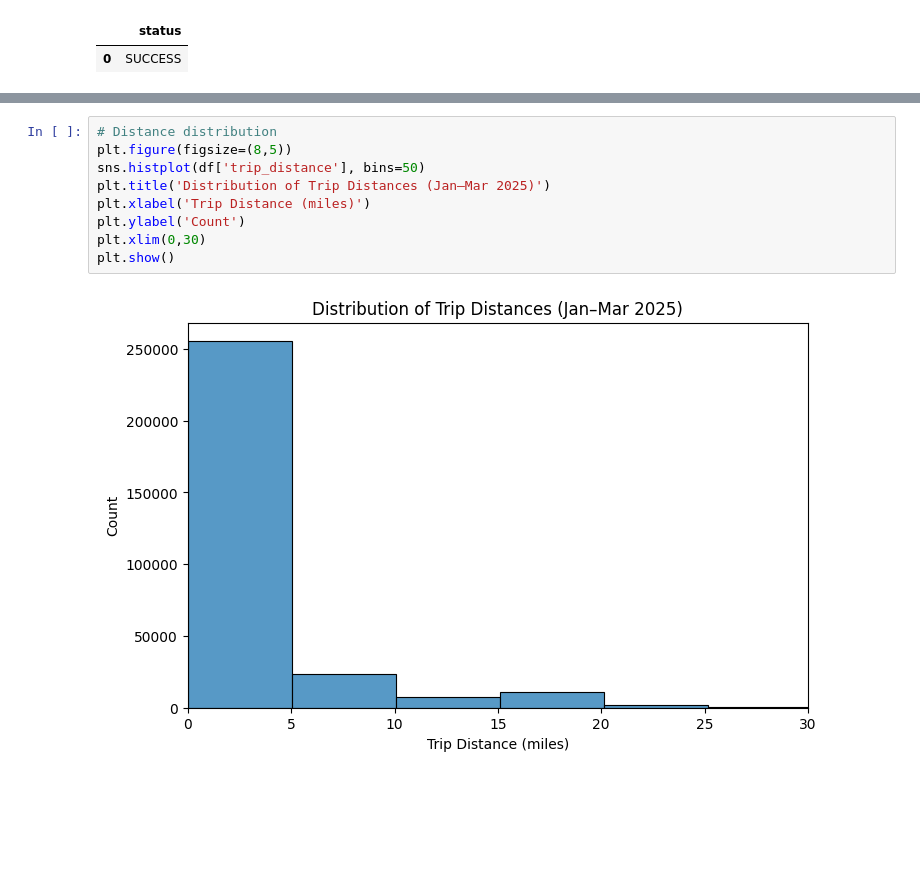
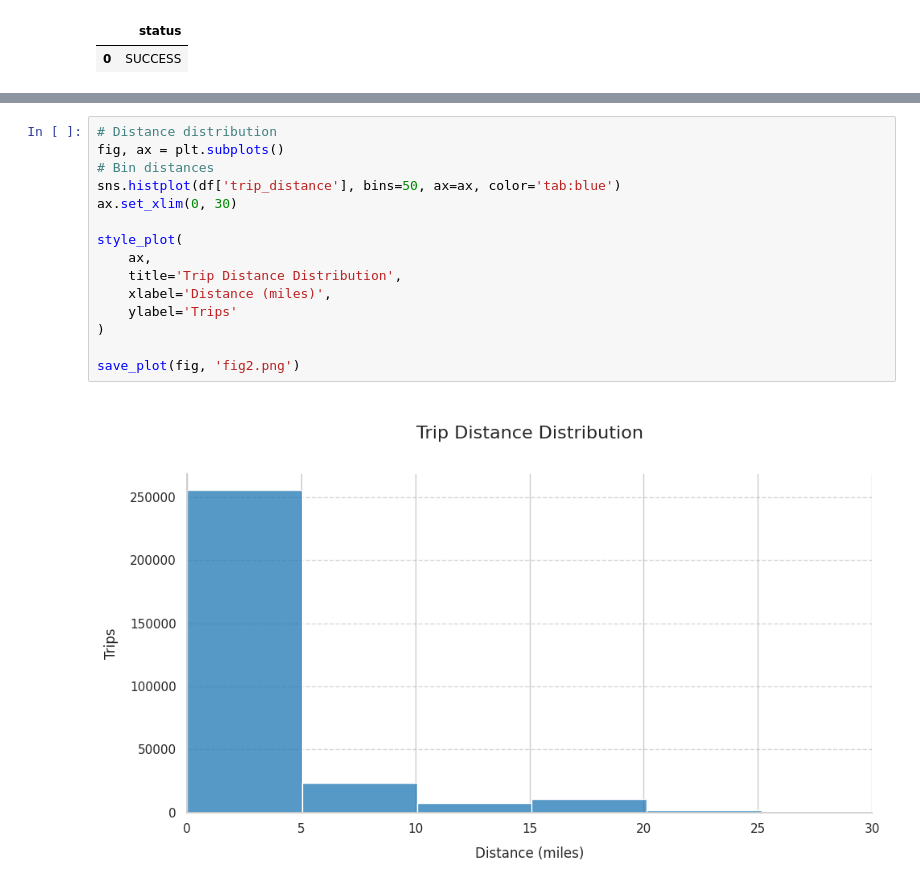
Before and after one commit to jgafnea/taxi-eda, a Jupyter notebook: notebooks/eda.ipynb, the cells around one changed output, grey strips where cells are left out. Cells and saved outputs as stored; diff of their text form; blank space fills up the shorter version.

```diff
--- a/notebooks/eda.ipynb
+++ b/notebooks/eda.ipynb
@@ -136,14 +151,20 @@ plt.show()
 # %%
 # Distance distribution
-plt.figure(figsize=(8,5))
-sns.histplot(df['trip_distance'], bins=50)
-plt.title('Distribution of Trip Distances (Jan–Mar 2025)')
-plt.xlabel('Trip Distance (miles)')
-plt.ylabel('Count')
-plt.xlim(0,30)
-plt.show()
+fig, ax = plt.subplots()
+# Bin distances
+sns.histplot(df['trip_distance'], bins=50, ax=ax, color='tab:blue')
+ax.set_xlim(0, 30)
+
+style_plot(
+    ax,
+    title='Trip Distance Distribution',
+    xlabel='Distance (miles)',
+    ylabel='Trips'
+)
+
+save_plot(fig, 'fig2.png')
 # %% [output]
-[figure, old version]
+[figure, new version]
 # %%
 # Tip% distribution
 # print(df.groupby('pickup_hour')['tip_percent'].agg(['mean','count']))
```
Also changed, not shown: parts of 6 cells of this notebook.
